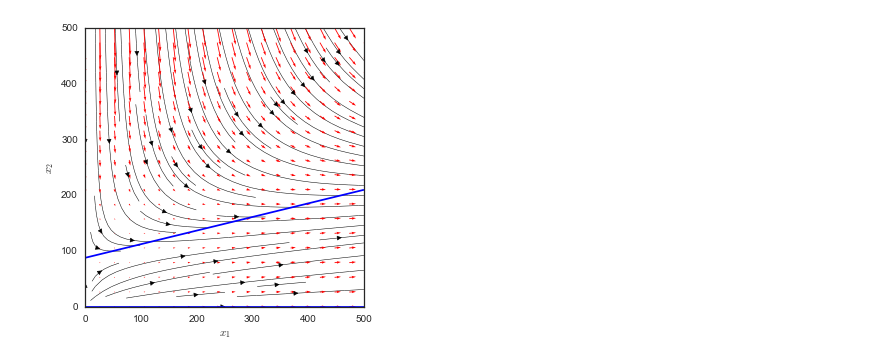
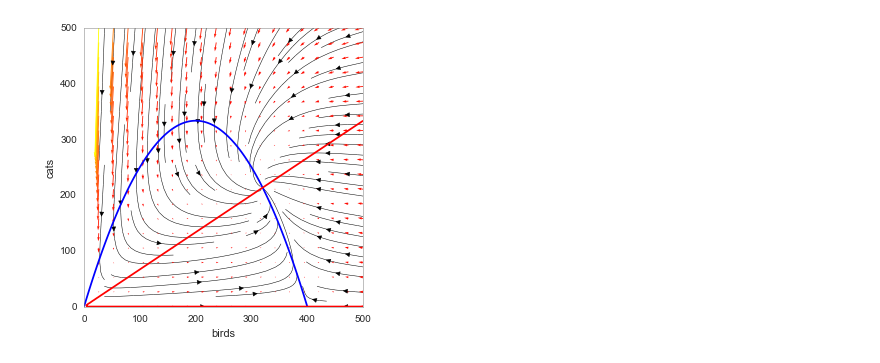
Before and after one commit to aaron2220/Mesopredator-Release, a Jupyter notebook: mesopredator release.ipynb, the cells around one changed output. Cells and saved outputs as stored; diff of their text form; code cells hidden in the pictures.

```diff
--- a/mesopredator release.ipynb
+++ b/mesopredator release.ipynb
@@ -148,59 +242,58 @@ display(phase)
 # %%
-def ratbird(rb=200,nb=900,rr=60,ns=50):
+def catbird_phase(rb,mub,rc):
     fig, axis = plt.subplots(figsize=(5,5), dpi=600)
     # CONSTANTS
     # birds
-    Kb = 100000   # carrying capacity
+    Kb = 400   # carrying capacity
     # non-avian food
-    S = 100000.    # total (constant and abundant)
+    S = 400.    # total (constant and abundant)
     # Initial population values
     ax=0 # birds
-    ay=0 # rats
+    ay=0 # cats
     bx=500 # birds
-    by=500 # rats
+    by=500 # cats
 
     # define the model equations
-    def f1(B,R):
-        return rb*B*(1-(B/Kb)) - nb*R*(B/(S+B)) # dB/dt
-    def f2(B,R):
-        return rr*R*(1-(ns*nb*R)/(nb*S+ns*B))   # dR/dt
+    def f1(B,C):
+        return rb*B*(1-(B/Kb)) - mub*C # dB/dt
+    def f2(B,C):
+        return rc*C*(1-(mub*C)/(B))   # dC/dt
 
     #  Define two different 2D grids
     #  X1,Y1 represent the initial condition for the
     #  trajectories. We also use them to plot the vector field
     Nx1=20
     Ny1=20
     xx1= np.linspace(ax,bx,Nx1)
     yy1= np.linspace(ay,by,Ny1)
     X1,Y1 = np.meshgrid(xx1,yy1)
 
     #  X,Y for computing nullclines and the trajectories
     Nx=200
     Ny=200
     xx= np.linspace(ax,bx,Nx)
     yy= np.linspace(ay,by,Ny)
     X,Y = np.meshgrid(xx,yy)
 
     # Nullclines
     levels = [0]
-    c1 = axis.contour( X,Y,f1(X,Y), levels, antialiased=True, colors='black', lw=0.5) # dx/dt=0
-    c2 = axis.contour( X,Y,f2(X,Y), levels, antialiased=True, colors='blue', lw=0.5) # dy/dt=0
+    c1 = axis.contour( X,Y,f1(X,Y), levels, antialiased=True, colors='blue', lw=0.5) # dx/dt=0
+    c2 = axis.contour( X,Y,f2(X,Y), levels, antialiased=True, colors='red', lw=0.5) # dy/dt=0
 
     # Trajectories
-    axis.streamplot(X1, Y1, f1(X1,Y1),f2(X1,Y1), color='k', linewidth=0.5, cmap=plt.cm.autumn)
+    axis.streamplot(X1, Y1, f1(X1,Y1),f2(X1,Y1), color='k', linewidth=0.5)
 
     # Velocity field
-    plt.quiver(X1,Y1, f1(X1,Y1),f2(X1,Y1), color='r')
-    plt.xlabel(r'$x_1$')
-    plt.ylabel(r'$x_2$')
+    plt.quiver(X1,Y1, f1(X1,Y1),f2(X1,Y1), np.sqrt(f1(X1,Y1)**2+f2(X1,Y1)**2), cmap=plt.cm.autumn)
+    plt.xlabel(r'birds')
+    plt.ylabel(r'cats')
 
 
 
-rb_slider = widgets.FloatSliderWidget(min=0, max=500, step=0.1, value=110)
-nb_slider = widgets.FloatSliderWidget(min=0, max=500, step=0.1, value=1.5)
-rr_slider = widgets.FloatSliderWidget(min=0, max=1000, step=0.1, value=85)
-ns_slider = widgets.FloatSliderWidget(min=500, max=10000, step=0.1, value=950)
-phase2D = widgets.interactive( ratbird, rb=rb_slider, nb=nb_slider, rr=rr_slider, ns=ns_slider)
+rb_slider = widgets.FloatSliderWidget(min=0, max=20, step=0.01, value=5.0)
+mub_slider = widgets.FloatSliderWidget(min=0, max=20, step=0.01, value=1.5)
+rc_slider = widgets.FloatSliderWidget(min=0, max=20, step=0.01, value=1.5)
+phase2D = widgets.interactive( catbird_phase, rb=rb_slider, mub=mub_slider, rc=rc_slider)
 display(phase2D)
 # %% [output]
-[figure, old version]
+[figure, new version]
```
Also changed, not shown: parts of 20 cells of this notebook.
